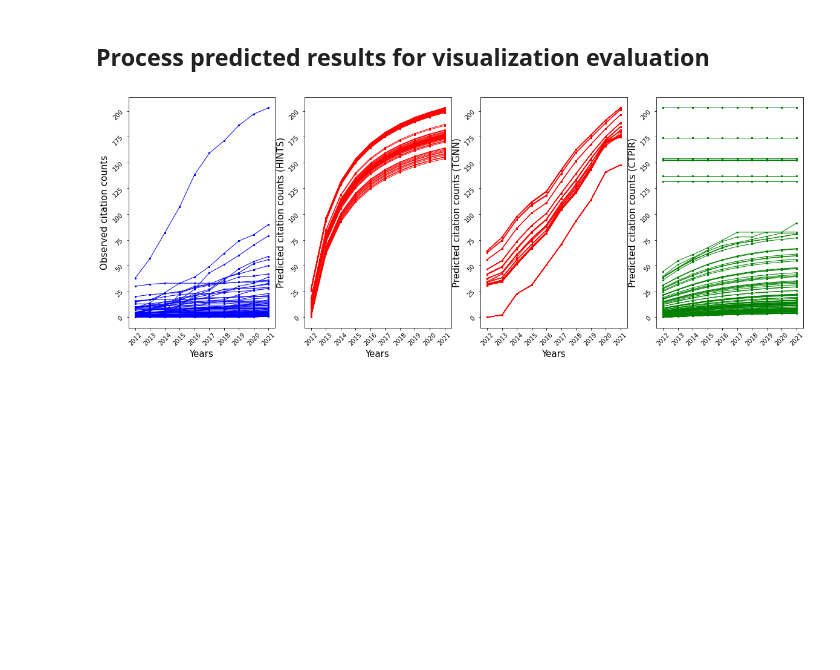
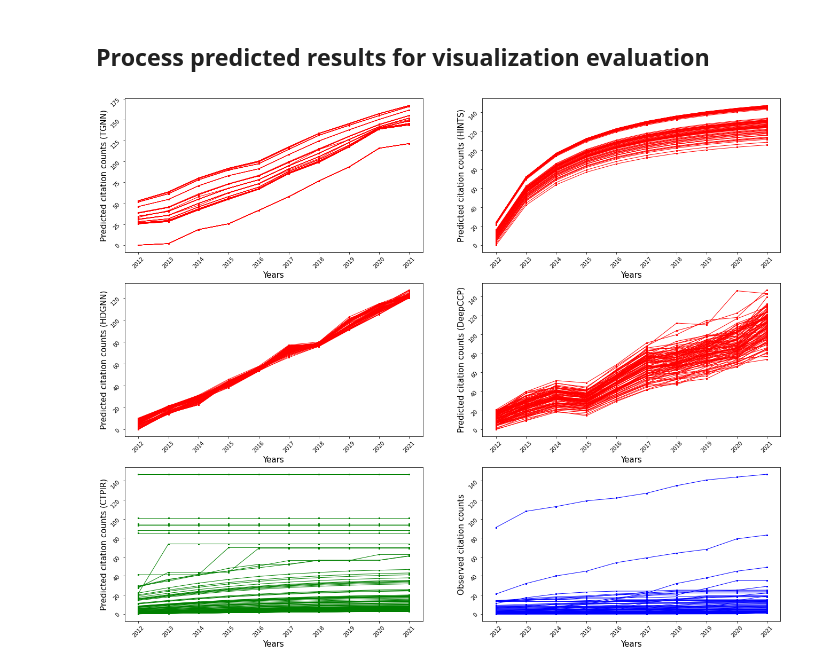
Before and after one commit to changzong/CPIR, a Jupyter notebook: data_process.ipynb, the cells around one changed output. Drawn from its saved outputs; the diff is of its cells as text; code cells hidden in the pictures; blank space fills up the shorter version.

Commit message:
CTPIR code

```diff
--- a/data_process.ipynb
+++ b/data_process.ipynb
@@ -1303,10 +1350,12 @@ with open('./predict_seq_tgnn', 'r') as f:
 import numpy as np
 import json
 
-output_seq = np.array(output_seq[:100])
-predict_seq_ctpir = np.array(predict_seq_ctpir[:100])
-predict_seq_hints = np.array(predict_seq_hints[:100])
-predict_seq_tgnn = np.array(predict_seq_tgnn[:100])
+output_seq = np.array(output_seq[200:300])
+predict_seq_ctpir = np.array(predict_seq_ctpir[200:300])
+predict_seq_hints = np.array(predict_seq_hints[200:300])
+predict_seq_tgnn = np.array(predict_seq_tgnn[200:300])
+predict_seq_hdgnn = np.array(predict_seq_hdgnn[200:300])
+predict_seq_deepccp = np.array(predict_seq_deepccp[200:300])
 # %%
 max_cite = output_seq.max()
 min_cite = output_seq.min()
@@ -1316,51 +1365,73 @@ max_cite_hints = predict_seq_hints.max()
 min_cite_hints = predict_seq_hints.min()
 max_cite_tgnn = predict_seq_tgnn.max()
 min_cite_tgnn = predict_seq_tgnn.min()
+max_cite_hdgnn = predict_seq_hdgnn.max()
+min_cite_hdgnn = predict_seq_hdgnn.min()
+max_cite_deepccp = predict_seq_deepccp.max()
+min_cite_deepccp = predict_seq_deepccp.min()
 # %%
 scale_hints =  (max_cite - min_cite) / (max_cite_hints - min_cite_hints)
 scale_ctpir =  (max_cite - min_cite) / (max_cite_ctpir - min_cite_ctpir)
-scale_tgnn = (max_cite - min_cite) / (max_cite_tgnn - min_cite_tgnn)
+scale_tgnn = (max_cite - min_cite) / (max_cite_tgnn - min_cite_hdgnn)
+scale_hdgnn = (max_cite - min_cite) / (max_cite_hdgnn - min_cite_tgnn)
+scale_deepccp = (max_cite - min_cite) / (max_cite_deepccp - min_cite_deepccp)
 predict_seq_hints_scaled = (predict_seq_hints - min_cite_hints) * scale_hints +min_cite
 predict_seq_ctpir_scaled = (predict_seq_ctpir - min_cite_ctpir) * scale_ctpir +min_cite
 predict_seq_tgnn_scaled = (predict_seq_tgnn - min_cite_tgnn) * scale_tgnn +min_cite
+predict_seq_hdgnn_scaled = (predict_seq_hdgnn - min_cite_hdgnn) * scale_hdgnn +min_cite
+predict_seq_deepccp_scaled = (predict_seq_deepccp - min_cite_deepccp) * scale_deepccp +min_cite
 # %%
 import matplotlib.pyplot as plt
 
 years = ['2012','2013','2014','2015','2016','2017','2018','2019','2020','2021']
 item_ob = output_seq.tolist()[:100]
 item_hints = predict_seq_hints_scaled.tolist()
 item_tgnn = predict_seq_tgnn_scaled.tolist()
+item_hdgnn = predict_seq_hdgnn_scaled.tolist()
+item_deepccp = predict_seq_deepccp_scaled.tolist()
 item_ctpir = predict_seq_ctpir_scaled.tolist()
 
-fig, axs = plt.subplots(1, 4, figsize=(20, 7))
+fig, axs = plt.subplots(3, 2, figsize=(22, 18))
+
+for item in item_tgnn:
+    axs[0][0].plot(years, item, "rs-", linewidth = 1, markersize = 2)
+
+for item in item_hints:
+    axs[0][1].plot(years, item, "rs-", linewidth = 1, markersize = 2)
+
+for item in item_hdgnn:
+    axs[1][0].plot(years, item, "rs-", linewidth = 1, markersize = 2)
+
+for item in item_deepccp:
+    axs[1][1].plot(years, item, "rs-", linewidth = 1, markersize = 2)
+
+for item in item_ctpir:
+    axs[2][0].plot(years, item, "gs-", linewidth = 1, markersize = 2)
 
 for item in item_ob:
-    axs[0].plot(years, item, "bs-", linewidth = 1, markersize = 2)
-
-for item in item_hints:
-    axs[1].plot(years, item, "rs-", linewidth = 1, markersize = 2)
-
-for item in item_tgnn:
-    axs[2].plot(years, item, "rs-", linewidth = 1, markersize = 2)
-
-for item in item_ctpir:
-    axs[3].plot(years, item, "gs-", linewidth = 1, markersize = 2)
+    axs[2][1].plot(years, item, "bs-", linewidth = 1, markersize = 2)
 
 
 # fig.suptitle("Citation trajectories in AIPatent dataset", fontsize=15)
-axs[0].set_xlabel("Years",fontsize=15)
-axs[0].set_ylabel("Observed citation counts",fontsize=15)
-axs[1].set_xlabel("Years",fontsize=15)
-axs[1].set_ylabel("Predicted citation counts (HINTS)",fontsize=15)
-axs[2].set_xlabel("Years",fontsize=15)
-axs[2].set_ylabel("Predicted citation counts (TGNN)",fontsize=15)
-axs[2].set_xlabel("Years",fontsize=15)
-axs[3].set_ylabel("Predicted citation counts (CTPIR)",fontsize=15)
-axs[0].tick_params(labelrotation=45)
-axs[1].tick_params(labelrotation=45)
-axs[2].tick_params(labelrotation=45)
-axs[3].tick_params(labelrotation=45)
-plt.savefig('./result_compare.png')
+axs[0][0].set_xlabel("Years",fontsize=15)
+axs[0][0].set_ylabel("Predicted citation counts (TGNN)",fontsize=15)
+axs[0][1].set_xlabel("Years",fontsize=15)
+axs[0][1].set_ylabel("Predicted citation counts (HINTS)",fontsize=15)
+axs[1][0].set_xlabel("Years",fontsize=15)
+axs[1][0].set_ylabel("Predicted citation counts (HDGNN)",fontsize=15)
+axs[1][1].set_xlabel("Years",fontsize=15)
+axs[1][1].set_ylabel("Predicted citation counts (DeepCCP)",fontsize=15)
+axs[2][0].set_xlabel("Years",fontsize=15)
+axs[2][0].set_ylabel("Predicted citation counts (CTPIR)",fontsize=15)
+axs[2][1].set_xlabel("Years",fontsize=15)
+axs[2][1].set_ylabel("Observed citation counts",fontsize=15)
+axs[0][0].tick_params(labelrotation=45)
+axs[0][1].tick_params(labelrotation=45)
+axs[1][0].tick_params(labelrotation=45)
+axs[1][1].tick_params(labelrotation=45)
+axs[2][0].tick_params(labelrotation=45)
+axs[2][1].tick_params(labelrotation=45)
+plt.savefig('./results/result_compare.pdf')
 plt.show()
 # %% [output]
-[figure, old version]
+[figure, new version]
```
Also changed, not shown: parts of 6 cells of this notebook, 49 other files.
